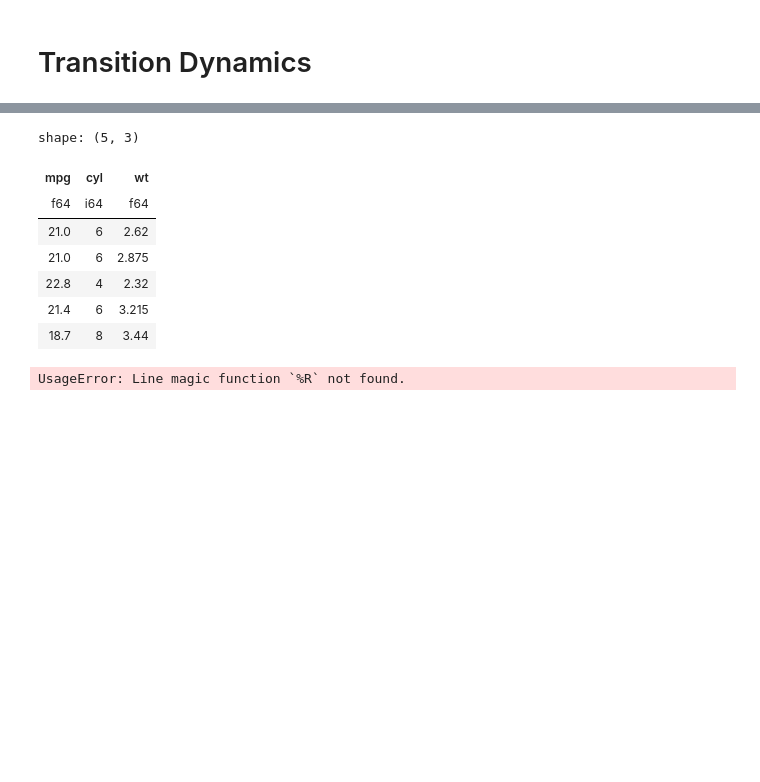
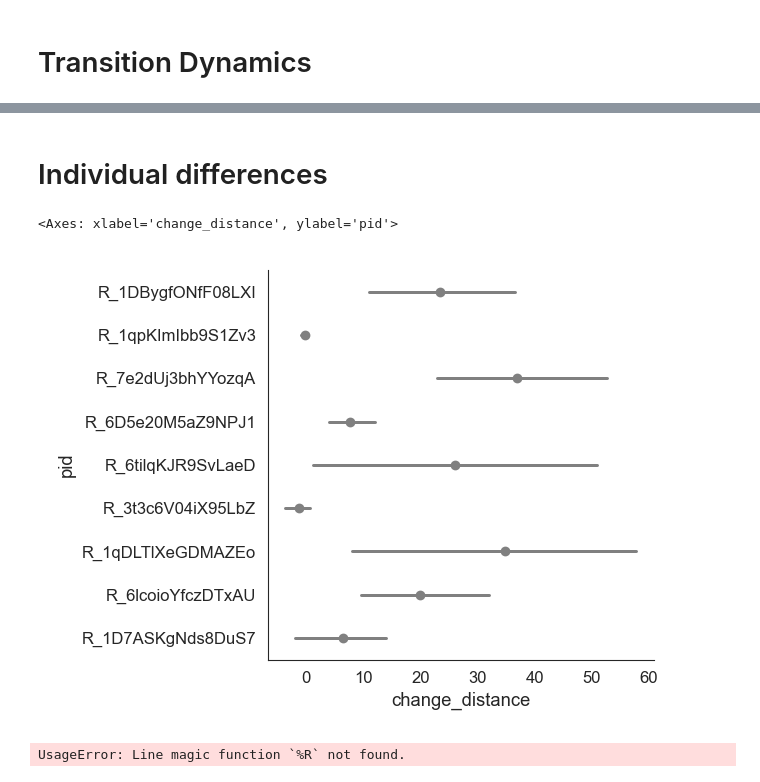
Before and after one commit to josh-ashkinaze/ssl, a Jupyter notebook: study2/6.3_analyze_init_norm_pilot.ipynb, the cells around one changed output, grey strips where cells are left out. Drawn from its saved outputs; the diff is of its cells as text; code cells hidden in the pictures; blank space fills up the shorter version.

```diff
--- a/study2/6.3_analyze_init_norm_pilot.ipynb
+++ b/study2/6.3_analyze_init_norm_pilot.ipynb
@@ -370,23 +347,17 @@ Successfully installed pymer4-0.9.2
+# %% [markdown]
+# Individual differences
 # %%
-from pymer4 import load_dataset
+pid_cols = [c for c in df.columns if "usage" in c] + ["pid"]
 
-# Load the dataset
-cars = load_dataset('mtcars')
-
-# Get the columns we want
-df = cars.select('mpg', 'cyl', 'wt')
-
-# Show the first 5 rows
-df.head()
+byp = (
+    df.groupby(pid_cols)['change_distance']
+      .agg(mean=np.mean, sd=np.std)
+      .reset_index()
+)
+sns.pointplot(data=df, y='pid', x='change_distance', color='gray', join=False)
 # %% [output]
-shape: (5, 3)
+<Axes: xlabel='change_distance', ylabel='pid'>
-| mpg | cyl | wt |
-| f64 | i64 | f64 |
-| 21.0 | 6 | 2.62 |
-| 21.0 | 6 | 2.875 |
-| 22.8 | 4 | 2.32 |
-| 21.4 | 6 | 3.215 |
-| 18.7 | 8 | 3.44 |
+[figure, added]
 # %%
 %R install.packages("ggplot2")
 # %% [output]
```
Also changed, not shown: parts of 6 cells of this notebook.
